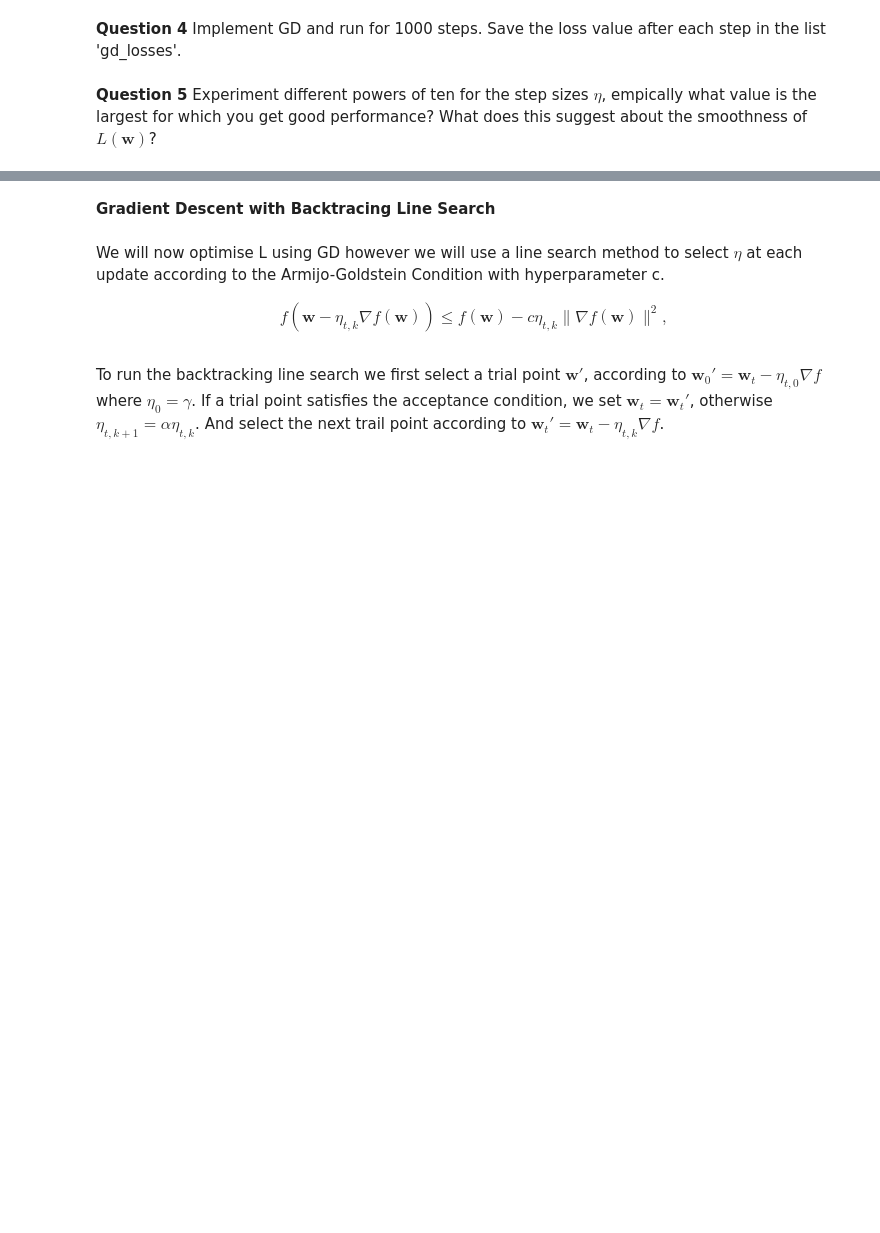
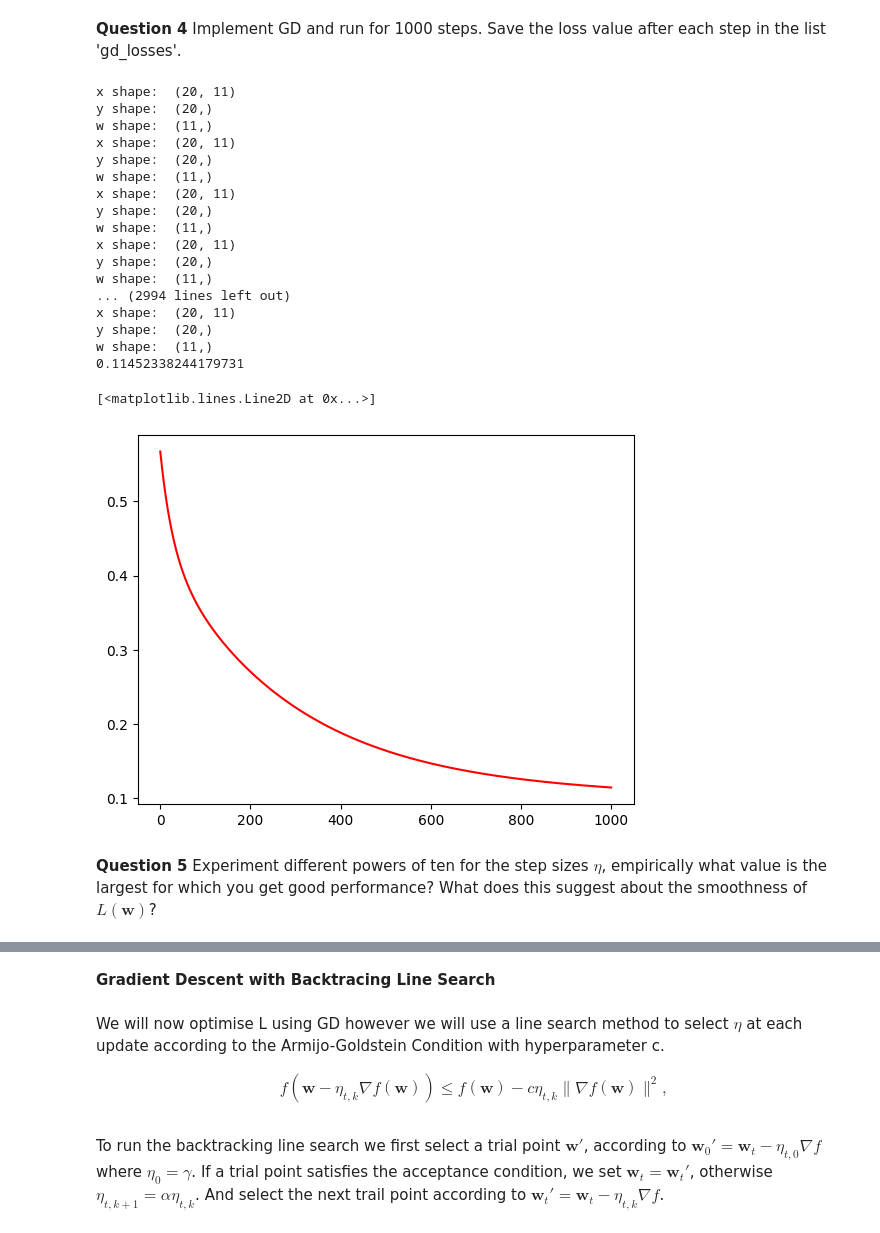
Before and after one commit to fuwentay/AIML-CWM, a Jupyter notebook: Part II - Optimization/ex1_OptimisationRegression.ipynb, the cells around one changed output, grey strips where cells are left out. Cells and saved outputs as stored; diff of their text form; code cells hidden in the pictures; blank space fills up the shorter version.

```diff
--- a/Part II - Optimization/ex1_OptimisationRegression.ipynb
+++ b/Part II - Optimization/ex1_OptimisationRegression.ipynb
@@ -89,7 +101,7 @@ Which uses the following update:
 # It useful to first write a function that calculates the loss we will use this to measure our progress
 
 def MSE_loss(X, y, w):
-  mean_loss = 0 # your code here
+  mean_loss = (1/len(y))*(X@w-y).T@(X@w-y)
   return mean_loss
 # %%
 # a quick sanity check for your loss function, If this cell throws and error your loss function still needs work!
@@ -99,9 +111,13 @@ assert MSE_loss(np.array([1]), np.array([1]), np.array([0])) == 1
 assert MSE_loss(np.array([1]), np.array([0]), np.array([1])) == 1
 # %%
 # It is also useful to have a function that calculate gradient at a given point
-def grad_func(x, y, w):
+def grad(x, y, w):
+  print('x shape: ', x.shape)
+  print('y shape: ', y.shape)
+  print('w shape: ', w.shape)
+
   n = x.shape[0]
-  gradient = 0
+  gradient = (2/len(y))*x.T@(x@w-y)
   return gradient
 # %%
 # a quick sanity check for your gradient function, If this cell throws and error your gradient fucntion still needs work!
@@ -113,28 +139,49 @@ assert la.norm(grad(np.array([[4,3],[4,3]]), np.zeros((2,1)), np.ones((2,1)))) =
 # %%
 # In order to use an iterative optimisation method we need an initial guess:
 
 w = np.zeros(M+1)
 
 gd_losses = []
 gd_losses.append(MSE_loss(X, y, w))
 
 # ... and a step size
-
 eta = 1e-2
 
-number_of_iteratons = 1000
+number_of_iterations = 1000
 
-for iter in range(number_of_iteratons):
+for iter in range(number_of_iterations):
   # ----------------------------
   # Your code here
-
+  gradient = grad(X,y,w)
+  w -= eta*gradient
 
   # ----------------------------
   loss = MSE_loss(X, y, w)
   gd_losses.append(loss)
+
   if iter % 100 == 99:
     print(loss)
 
 plt.plot(np.arange(len(gd_losses)),gd_losses, 'red')
+# %% [output]
+x shape:  (20, 11)
+y shape:  (20,)
+w shape:  (11,)
+x shape:  (20, 11)
+y shape:  (20,)
+w shape:  (11,)
+x shape:  (20, 11)
+y shape:  (20,)
+w shape:  (11,)
+x shape:  (20, 11)
+y shape:  (20,)
+w shape:  (11,)
+... (2994 lines left out)
+x shape:  (20, 11)
+y shape:  (20,)
+w shape:  (11,)
+0.11452338244179731
+[<matplotlib.lines.Line2D at 0x...>]
+[figure, added]
 # %% [markdown]
-**Question 5** Experiment different powers of ten for the step sizes $\eta$, empically what value is the largest for which you get good performance? What does this suggest about the smoothness of $L(\mathbf{w})$?
+**Question 5** Experiment different powers of ten for the step sizes $\eta$, empirically what value is the largest for which you get good performance? What does this suggest about the smoothness of $L(\mathbf{w})$?
```
Also changed, not shown: parts of 13 cells of this notebook, 1 other file.
